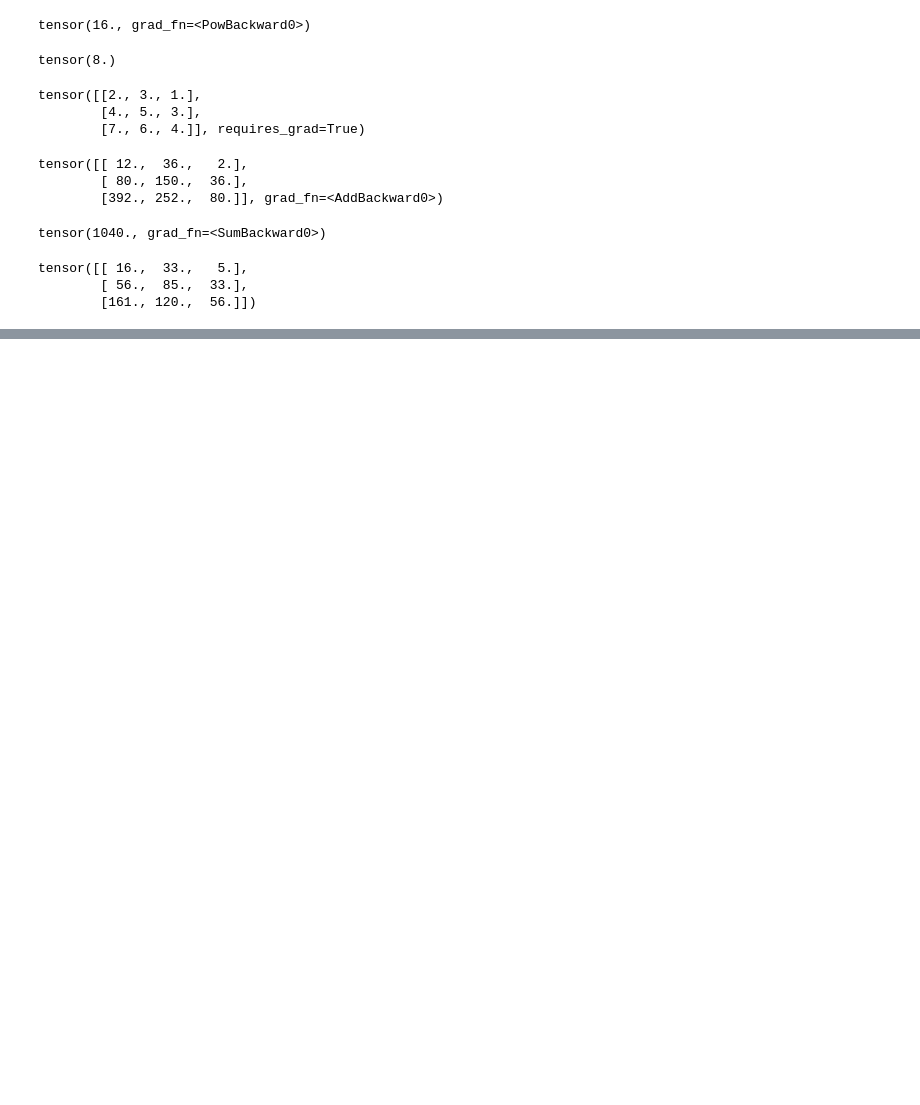
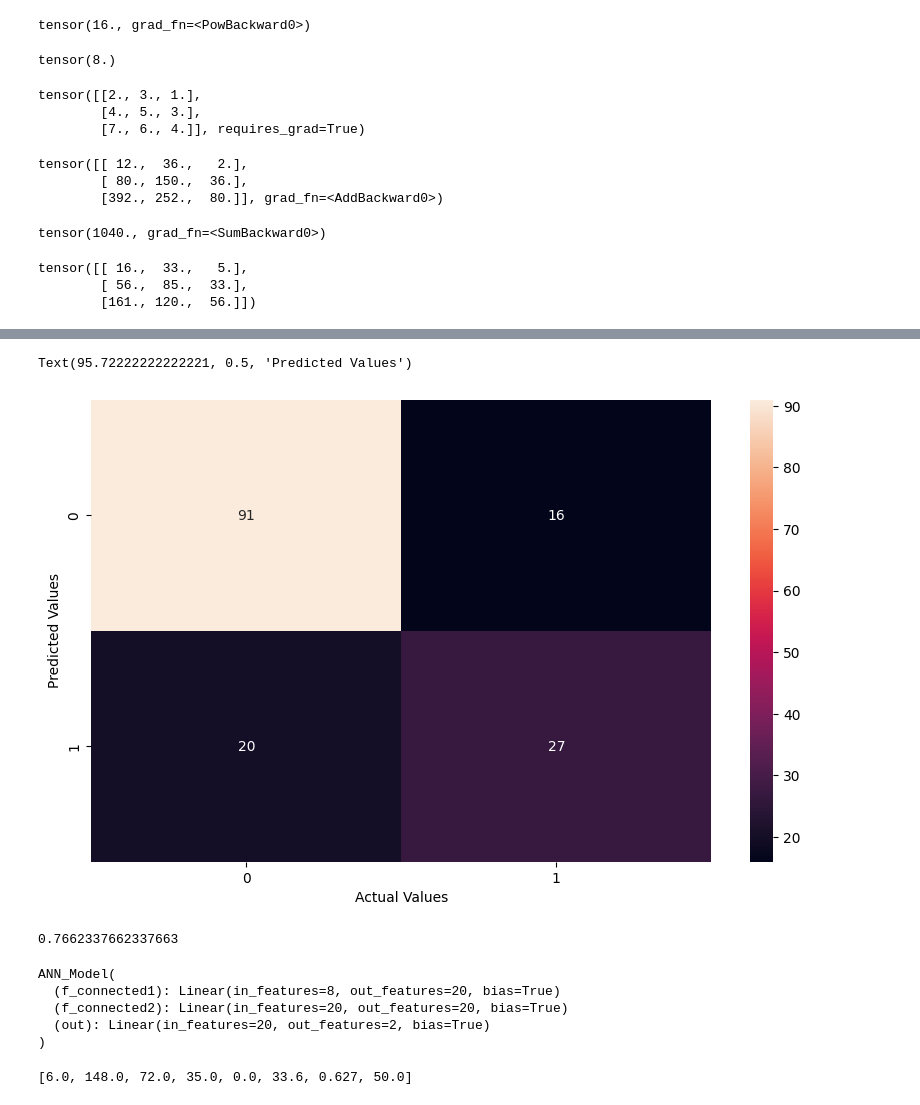
Before and after one commit to RushabhShahPrograms/Pytorch_tuts, a Jupyter notebook: PyTorch_Tuts_krish.ipynb, the cells around one changed output, grey strips where cells are left out. Drawn from its saved outputs; the diff is of its cells as text; code cells hidden in the pictures; blank space fills up the shorter version.

```diff
--- a/PyTorch_Tuts_krish.ipynb
+++ b/PyTorch_Tuts_krish.ipynb
@@ -168,0 +304,7 @@ tensor([[ 16.,  33.,   5.],
+# %%
+predictions = []
+with torch.no_grad():
+  for i,data in enumerate(X_test):
+    y_pred = model(data)
+    predictions.append(y_pred.argmax().item())
+    print(y_pred.argmax().item())
@@ -168,0 +329,16 @@ tensor([[ 16.,  33.,   5.],
+# %%
+from sklearn.metrics import confusion_matrix
+cm = confusion_matrix(y_test,predictions)
+plt.figure(figsize = (10,6))
+sns.heatmap(cm,annot=True)
+plt.xlabel('Actual Values')
+plt.ylabel('Predicted Values')
+# %% [output]
+Text(95.72222222222221, 0.5, 'Predicted Values')
+[figure, added]
+# %%
+from sklearn.metrics import accuracy_score
+score = accuracy_score(y_test,predictions)
+score
+# %% [output]
+0.7662337662337663
@@ -168,0 +349,12 @@ tensor([[ 16.,  33.,   5.],
+# %%
+model.eval()
+# %% [output]
+ANN_Model(
+  (f_connected1): Linear(in_features=8, out_features=20, bias=True)
+  (f_connected2): Linear(in_features=20, out_features=20, bias=True)
+  (out): Linear(in_features=20, out_features=2, bias=True)
+)
+# %%
+list(df.iloc[0,:-1])
+# %% [output]
+[6.0, 148.0, 72.0, 35.0, 0.0, 33.6, 0.627, 50.0]
```
Also changed, not shown: parts of 24 cells of this notebook.
